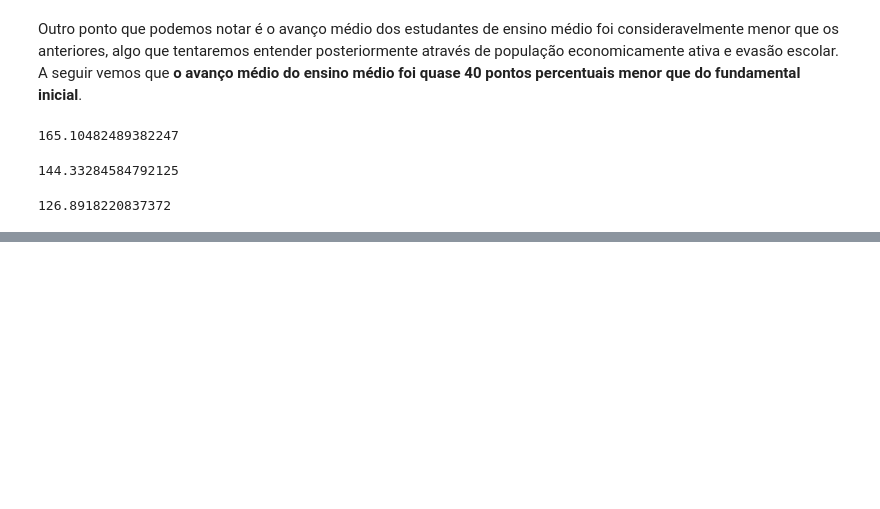
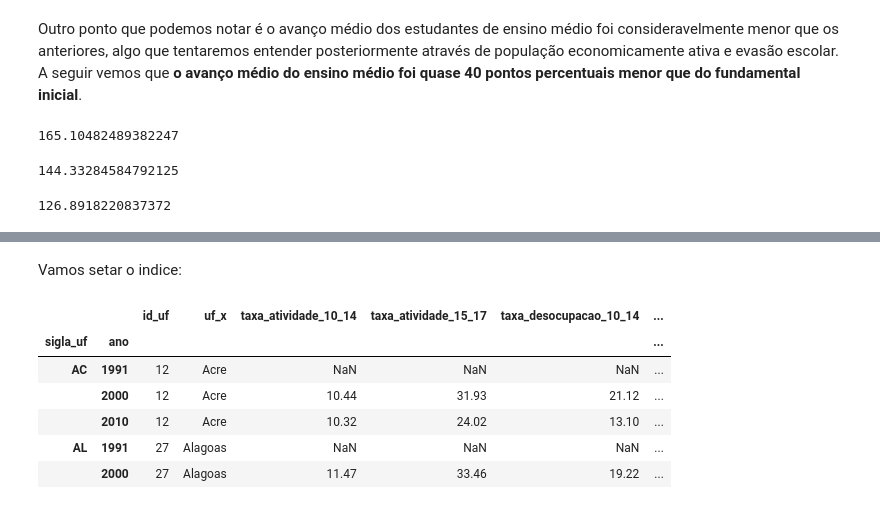
Before and after one commit to viniciuslettieri/analytica, a Jupyter notebook: Educacao_Brasileira/educacao_brasileira.ipynb, the cells around one changed output, grey strips where cells are left out. Saved outputs shown, nothing was run; the diff lists cells and outputs as text; code cells hidden in the pictures; blank space fills up the shorter version.

```diff
--- a/Educacao_Brasileira/educacao_brasileira.ipynb
+++ b/Educacao_Brasileira/educacao_brasileira.ipynb
@@ -225,0 +473,3 @@ np.mean(crescimento_med)
+# %%
+df_adh_corte = df_adh[['id_uf', 'uf', 'ano', 'taxa_atividade_10_14', 'taxa_atividade_15_17', 'taxa_desocupacao_10_14', 'taxa_desocupacao_15_17', 'taxa_criancas_fora_escola_6_14', 'taxa_mulheres_com_filho_10_14', 'taxa_mulheres_com_filho_15_17', 'pea_10_14', 'pea_15_17']].sort_values(by='id_uf')
+df_adh_corte.head()
@@ -225,0 +485,2 @@ np.mean(crescimento_med)
+# %%
+df_uf = bd.read_table(dataset_id='br_bd_diretorios_brasil', table_id='uf', billing_project_id="projeto-analytica-314611")
@@ -225,0 +497,5 @@ np.mean(crescimento_med)
+# %%
+df_uf['id_uf'] = pd.to_numeric(df_uf['id_uf'])
+# %%
+df_adh_corte = pd.merge(df_adh_corte, df_uf, how="inner", on="id_uf")
+df_adh_corte.head()
@@ -225,0 +509,13 @@ np.mean(crescimento_med)
+# %% [markdown]
+Vamos setar o indice:
+# %%
+df_adh_corte = df_adh_corte.set_index(['sigla_uf','ano']).sort_index()
+df_adh_corte.head()
+# %% [output]
+|  |  | id_uf | uf_x | taxa_atividade_10_14 | taxa_atividade_15_17 | taxa_desocupacao_10_14 | ... |
+| sigla_uf | ano |  |  |  |  |  | ... |
+| AC | 1991 | 12 | Acre | NaN | NaN | NaN | ... |
+|  | 2000 | 12 | Acre | 10.44 | 31.93 | 21.12 | ... |
+|  | 2010 | 12 | Acre | 10.32 | 24.02 | 13.10 | ... |
+| AL | 1991 | 27 | Alagoas | NaN | NaN | NaN | ... |
+|  | 2000 | 27 | Alagoas | 11.47 | 33.46 | 19.22 | ... |
```
Also changed, not shown: parts of 33 cells of this notebook.
